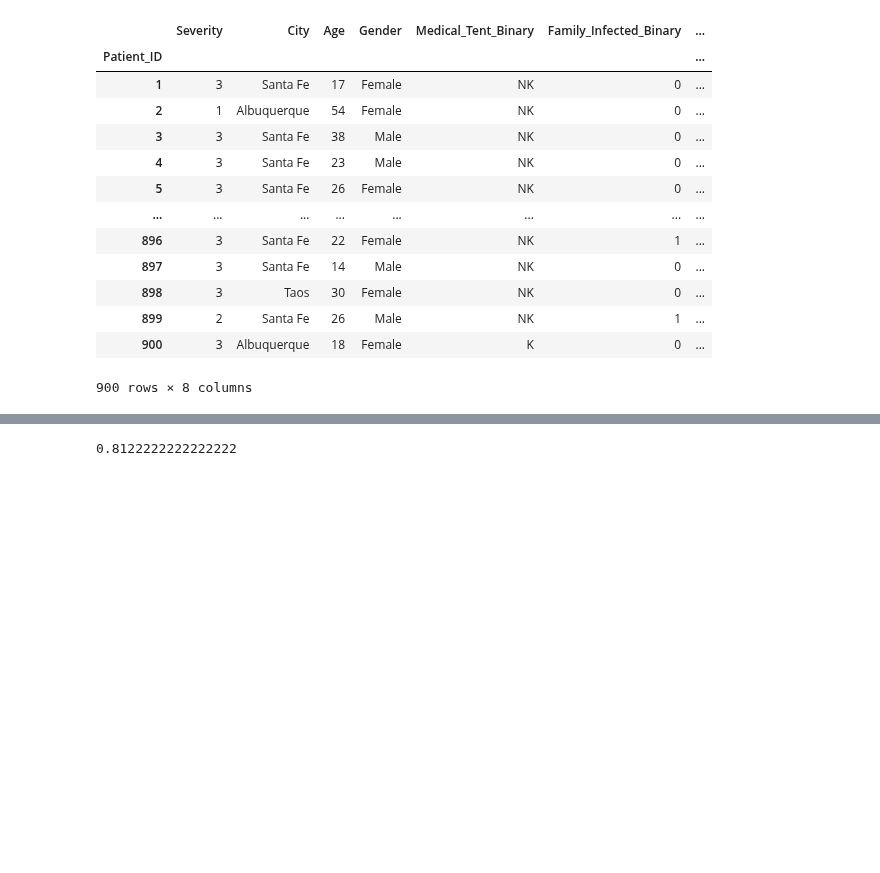
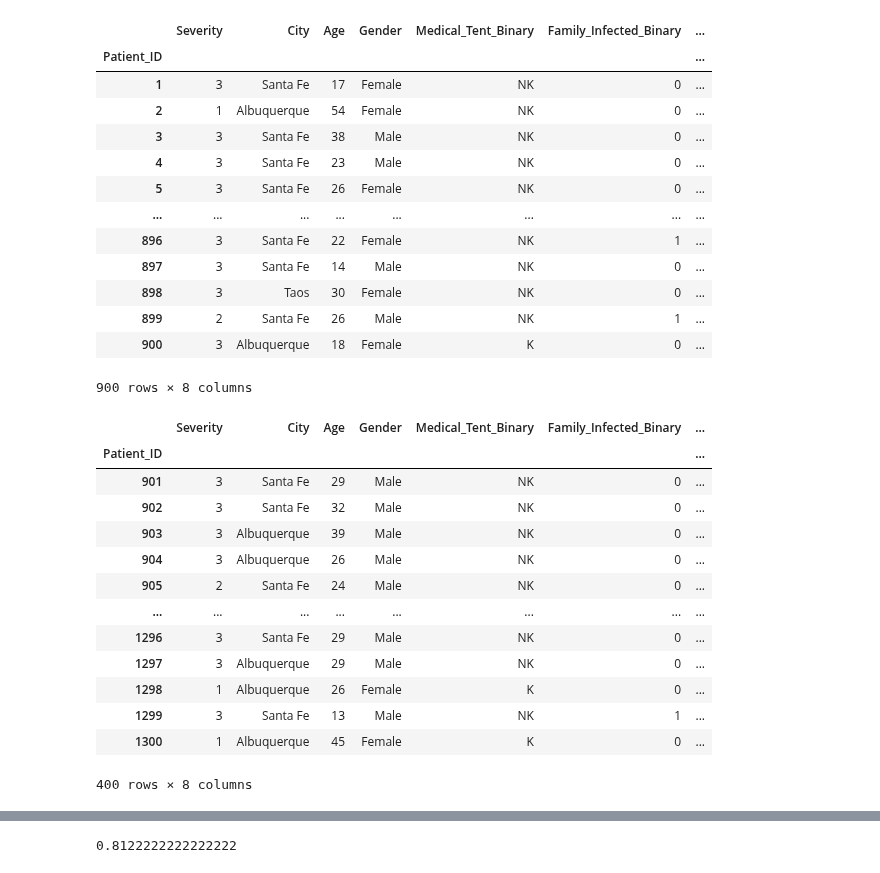
Before and after one commit to DavidSilva98/ML_project, a Jupyter notebook: Pipeline.ipynb, the cells around one changed output, grey strips where cells are left out. Saved outputs shown, nothing was run; the diff lists cells and outputs as text; code cells hidden in the pictures; blank space fills up the shorter version.

Commit message:
pipeline final?

```diff
--- a/Pipeline.ipynb
+++ b/Pipeline.ipynb
@@ -433,20 +432,25 @@ class Transformations(BaseEstimator, TransformerMixin):
     def __init__(self):
         pass
 
+
+    def get_alpha(self):
+        return self.alpha_
+
     #Return self nothing else to do here
     def fit(self, X, y=None):
-        self.lambda_ = boxcox(X["Medical_Expenses_Individual"] + 1)[1]
+        self.alpha_ = boxcox(X["Medical_Expenses_Individual"] + 1)[1]
         return self
 
     #Transformer method we wrote for this transformer
     def transform(self, X):
-        X["Medical_Expenses_Individual"] = boxcox(X["Medical_Expenses_Individual"] + 1, alpha=self.lambda_)[0]
+        X2 = X.copy()
+        X2["Medical_Expenses_Individual"] = boxcox(X2["Medical_Expenses_Individual"] + 1, alpha=self.alpha_)[0]
         # DROP INTERMEDIATE VARIABLES
-        X = X.drop(["Family_Case_ID", "Name", "Birthday_year", "Title", "Title_binary", "Partner_Siblings_Infected",
+        X2 = X2.drop(["Family_Case_ID", "Name", "Birthday_year", "Title", "Title_binary", "Partner_Siblings_Infected",
                     "Medical_Tent", "Parents_Children_Infected", "Partner_Siblings_Infected_Binary",
                     "Parents_Children_Infected_Binary", "Family_Deceased", "Family_Infected", "Medical_Expenses_Family"], axis=1)
 
-        return X
+        return X2
 # %%
 X_train_pipe = train_df.drop('Deceased', axis=1)
 y_train_pipe = train_df['Deceased']
@@ -539,6 +543,23 @@ clean_pipeline.fit_transform(X_train_pipe, y_train_pipe)
 | 899 | 2 | Santa Fe | 26 | Male | NK | 1 | ... |
 | 900 | 3 | Albuquerque | 18 | Female | K | 0 | ... |
 900 rows × 8 columns
+# %%
+clean_pipeline.transform(X_test)
+# %% [output]
+|  | Severity | City | Age | Gender | Medical_Tent_Binary | Family_Infected_Binary | ... |
+| Patient_ID |  |  |  |  |  |  | ... |
+| 901 | 3 | Santa Fe | 29 | Male | NK | 0 | ... |
+| 902 | 3 | Santa Fe | 32 | Male | NK | 0 | ... |
+| 903 | 3 | Albuquerque | 39 | Male | NK | 0 | ... |
+| 904 | 3 | Albuquerque | 26 | Male | NK | 0 | ... |
+| 905 | 2 | Santa Fe | 24 | Male | NK | 0 | ... |
+| ... | ... | ... | ... | ... | ... | ... | ... |
+| 1296 | 3 | Santa Fe | 29 | Male | NK | 0 | ... |
+| 1297 | 3 | Albuquerque | 29 | Male | NK | 0 | ... |
+| 1298 | 1 | Albuquerque | 26 | Female | K | 0 | ... |
+| 1299 | 3 | Santa Fe | 13 | Male | NK | 1 | ... |
+| 1300 | 1 | Albuquerque | 45 | Female | K | 0 | ... |
+400 rows × 8 columns
 # %%
 # X_trans = pd.DataFrame(prep_pipeline.fit_transform(X_train_pipe, y_train_pipe), index=X_train_pipe.index, columns=scale_columns + list(prep_pipeline.named_steps["join"].named_transformers_["ohe"].get_feature_names(ohe_columns)))
 # X_trans
```
Also changed, not shown: parts of 3 cells of this notebook, 1 other file.
